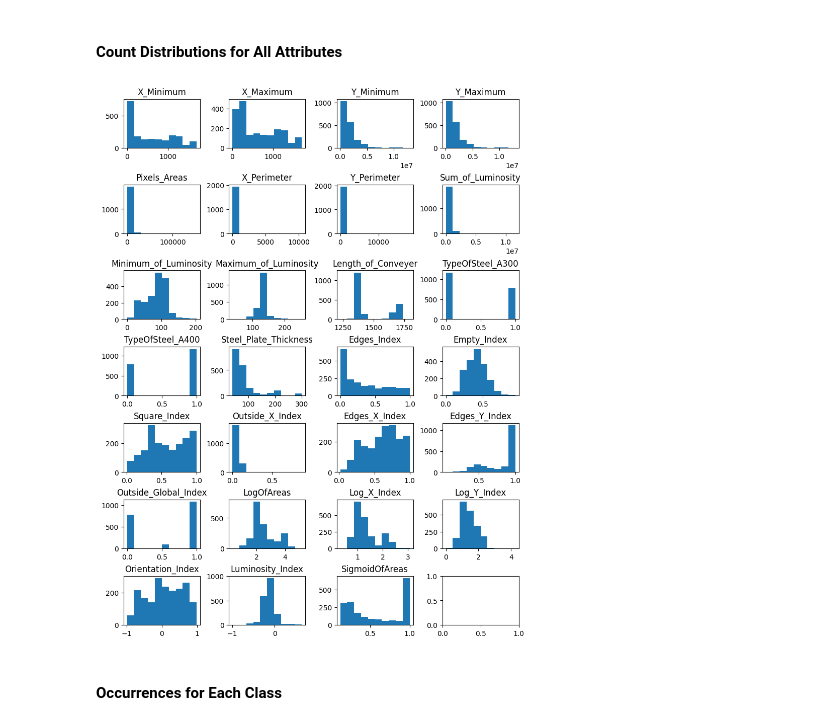
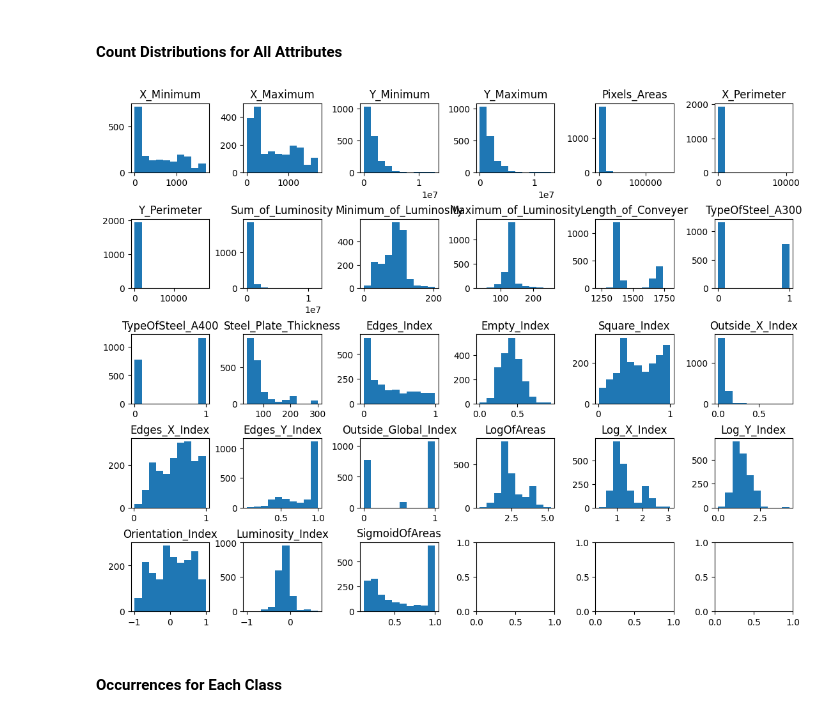
Before and after one commit to hairyex5000/cpsc-322-finalproject, a Jupyter notebook: EDA.ipynb, the cells around one changed output. Cells and saved outputs as stored; diff of their text form; code cells hidden in the pictures.

```diff
--- a/EDA.ipynb
+++ b/EDA.ipynb
@@ -38,18 +38,19 @@ plt.show()
 #### Count Distributions for All Attributes
 # %%
 import copy
-col_count = 4
+col_count = 6
 
 tmp_classes = copy.deepcopy(data.column_names)
 tmp_classes.remove('Class')
 tmp_fig, ax = plt.subplots((len(tmp_classes)//col_count)+1, col_count, layout='constrained', figsize=(8,8))
-tmp_fig.set_size_inches(8.5, 11)
+tmp_fig.set_size_inches(11, 8.5)
 for col in range(len(tmp_classes)):
     tmp = ax.flat[col]
     tmp.hist(data.get_column(data.column_names[col]))
     tmp.set_title(data.column_names[col])
+plt.savefig('dist.png')
 # %% [output]
-[figure, old version]
+[figure, new version]
 # %% [markdown]
 #### Occurrences for Each Class
 # %%
```
Also changed, not shown: parts of 1 cell of this notebook, 5 other files.
